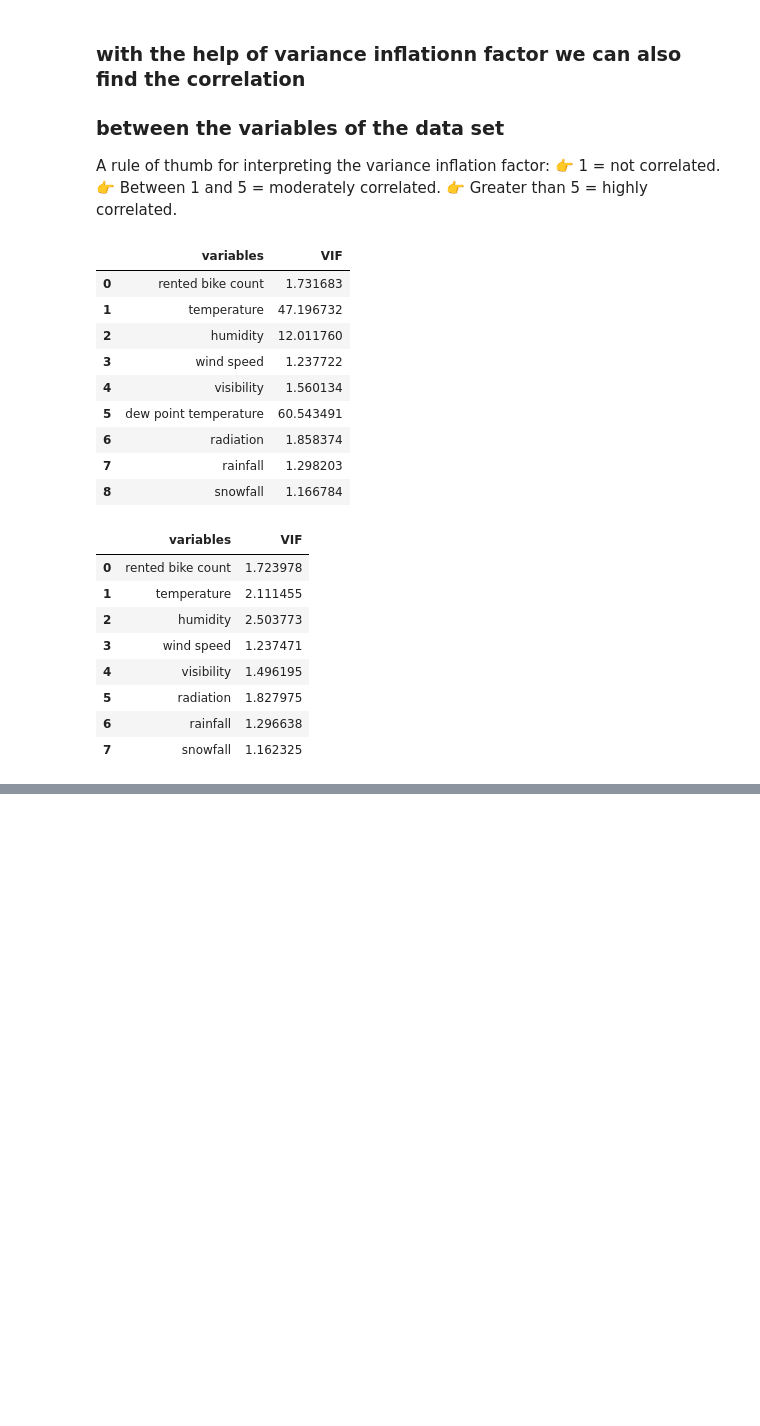
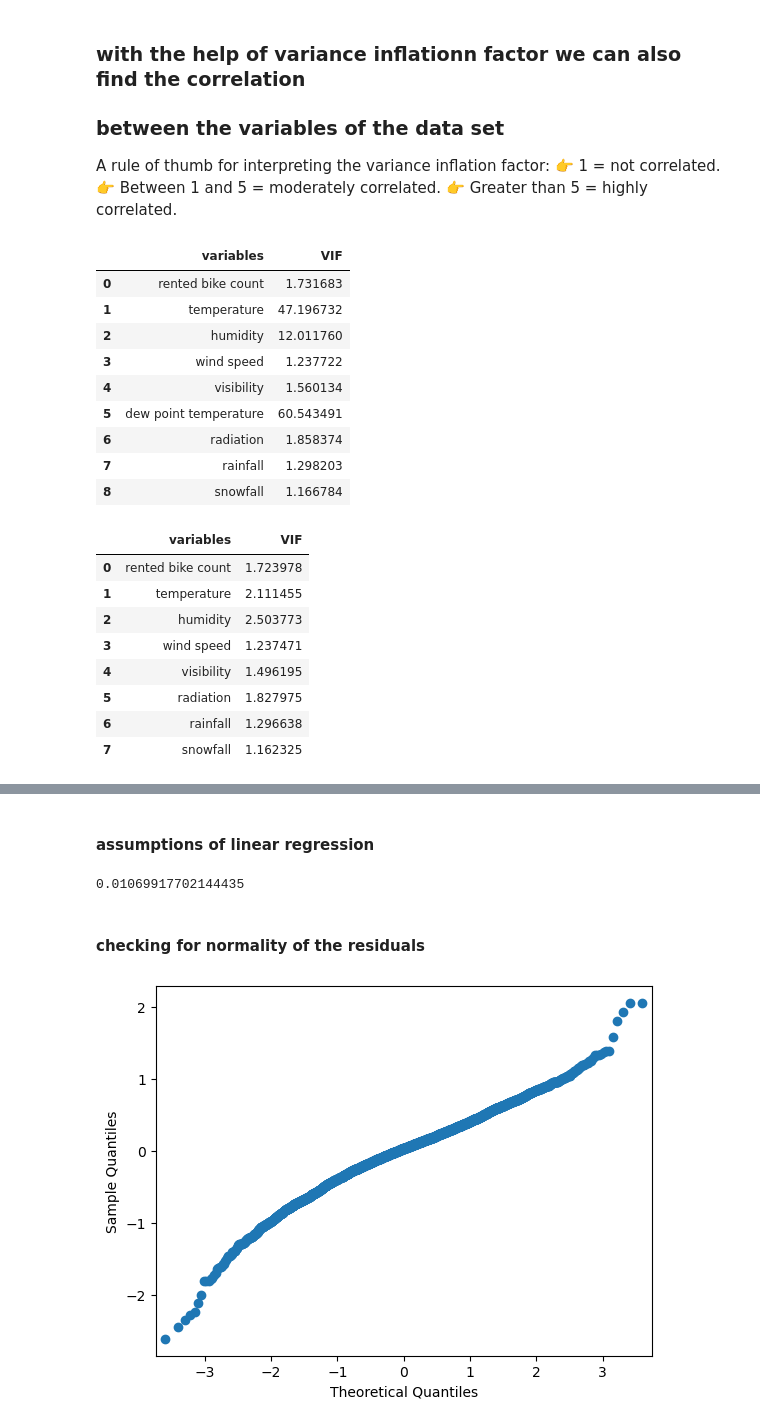
Before and after one commit to satyam-9/Rental_bike_count_prediction, a Jupyter notebook: Rental-bike-prediction.ipynb, the cells around one changed output, grey strips where cells are left out. Cells and saved outputs as stored; diff of their text form; code cells hidden in the pictures; blank space fills up the shorter version.

```diff
--- a/Rental-bike-prediction.ipynb
+++ b/Rental-bike-prediction.ipynb
@@ -305,0 +354,4 @@ del X['dew point temperature'] #this feature is highly correlated
+# %%
+sc=StandardScaler()
+X_train=sc.fit_transform(X_train)
+X_test=sc.transform(X_test)
@@ -305,0 +376,10 @@ del X['dew point temperature'] #this feature is highly correlated
+# %%
+model=LinearRegression()
+model.fit(X_train,y_train)
+y_pred=model.predict(X_test)
+print(f"Model R-Square : {r2_score(y_test,y_pred)*100:.2f}%")
+print(f"Model MSE : {mean_squared_error(y_test,y_pred)*100:.2f}%")
+accuracies = cross_val_score(estimator = model, X = X_train, y = y_train, cv = 5)
+print("Cross Val Accuracy: {:.2f} %".format(accuracies.mean()*100))
+print("Cross Val Standard Deviation: {:.2f} %".format(accuracies.std()*100))
+model_comparison['Linear Regression']=[r2_score(y_test,y_pred),mean_squared_error(y_test,y_pred),(accuracies.mean()),(accuracies.std())]
@@ -305,0 +393,4 @@ del X['dew point temperature'] #this feature is highly correlated
+# %%
+import statsmodels.api as sm
+lin_reg=sm.OLS(y_train,X_train).fit()
+lin_reg.summary()
@@ -305,0 +431,14 @@ del X['dew point temperature'] #this feature is highly correlated
+# %% [markdown]
+#### assumptions of linear regression
+# %%
+residuals = lin_reg.resid
+np.mean(residuals)
+# %% [output]
+0.01069917702144435
+# %% [markdown]
+#### checking for normality of the residuals
+# %%
+sm.qqplot(residuals)
+plt.show()
+# %% [output]
+[figure, added]
```
Also changed, not shown: parts of 43 cells of this notebook.
